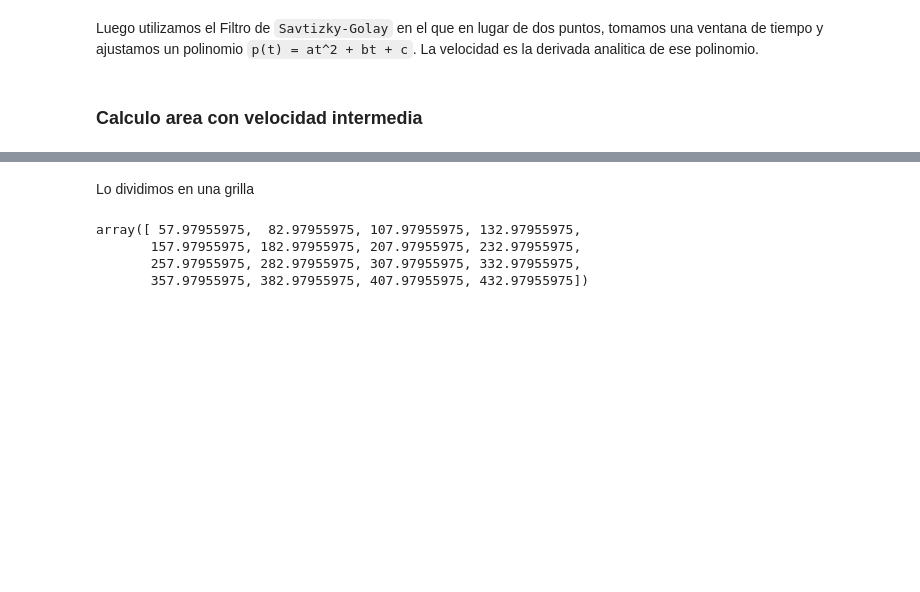
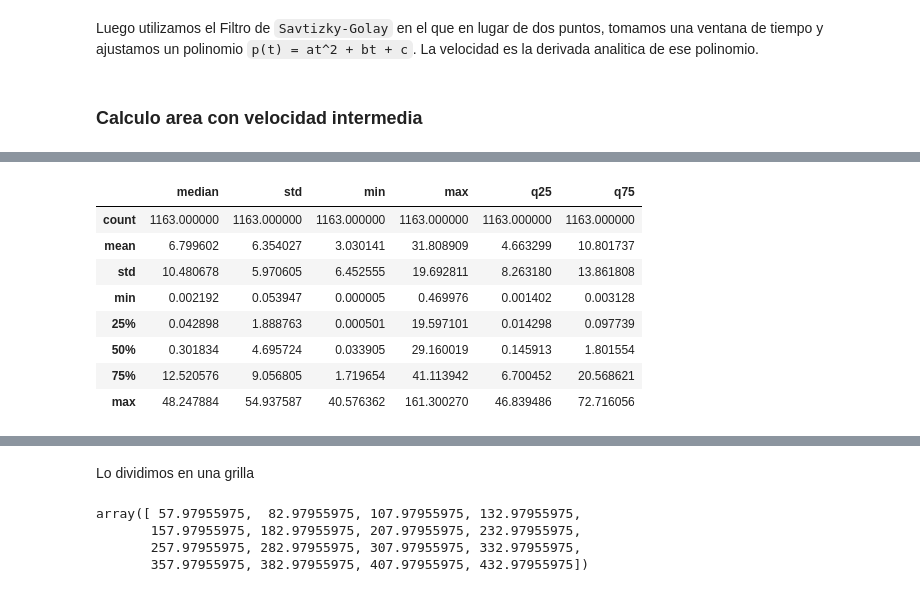
Before and after one commit to LijsTh/Hidrogel-Lab, a Jupyter notebook: main.ipynb, the cells around one changed output, grey strips where cells are left out. Cells and saved outputs as stored; diff of their text form; code cells hidden in the pictures; blank space fills up the shorter version.

```diff
--- a/main.ipynb
+++ b/main.ipynb
@@ -228,0 +217,12 @@ t[t.frame == 3000]
+# %%
+t.groupby('particle').agg({'v': ['median', 'std', 'min', 'max', ('q25', lambda x: x.quantile(0.25)), ('q75', lambda x: x.quantile(0.75))]})['v'].describe()
+# %% [output]
+|  | median | std | min | max | q25 | q75 |
+| count | 1163.000000 | 1163.000000 | 1163.000000 | 1163.000000 | 1163.000000 | 1163.000000 |
+| mean | 6.799602 | 6.354027 | 3.030141 | 31.808909 | 4.663299 | 10.801737 |
+| std | 10.480678 | 5.970605 | 6.452555 | 19.692811 | 8.263180 | 13.861808 |
+| min | 0.002192 | 0.053947 | 0.000005 | 0.469976 | 0.001402 | 0.003128 |
+| 25% | 0.042898 | 1.888763 | 0.000501 | 19.597101 | 0.014298 | 0.097739 |
+| 50% | 0.301834 | 4.695724 | 0.033905 | 29.160019 | 0.145913 | 1.801554 |
+| 75% | 12.520576 | 9.056805 | 1.719654 | 41.113942 | 6.700452 | 20.568621 |
+| max | 48.247884 | 54.937587 | 40.576362 | 161.300270 | 46.839486 | 72.716056 |
```
Also changed, not shown: parts of 8 cells of this notebook, 2 other files.
